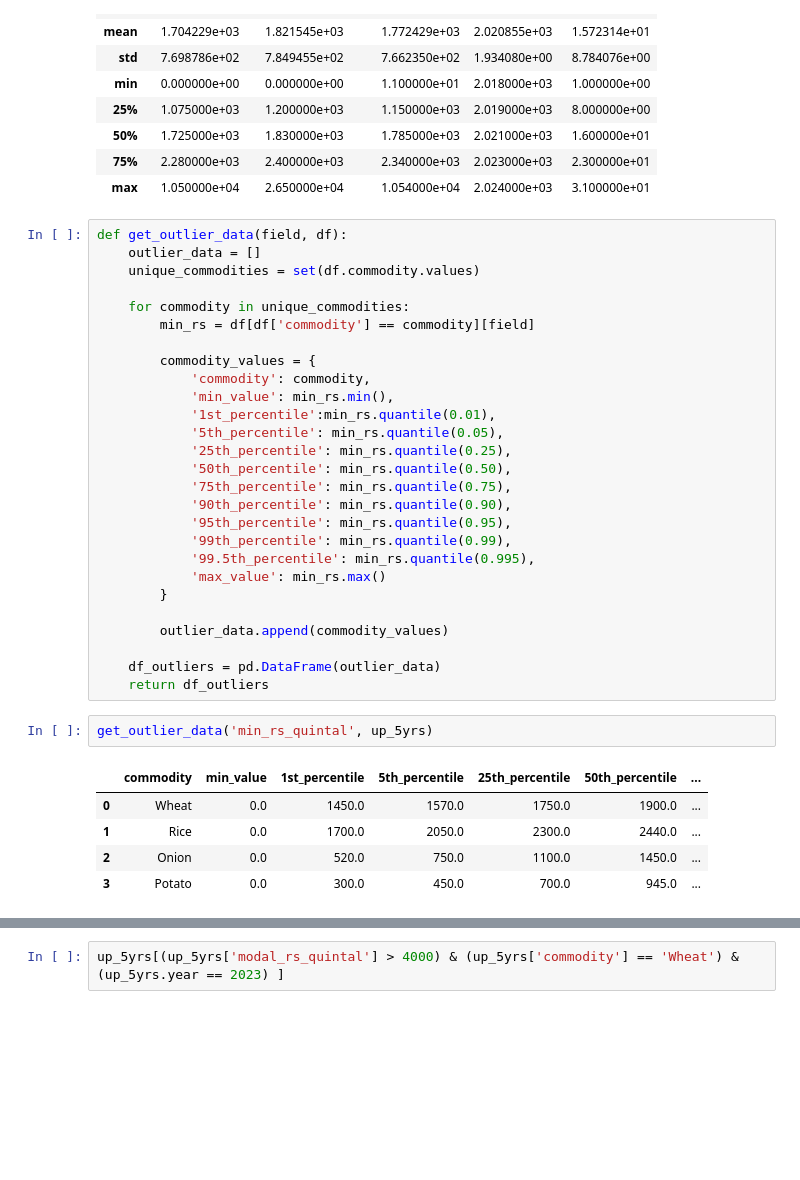
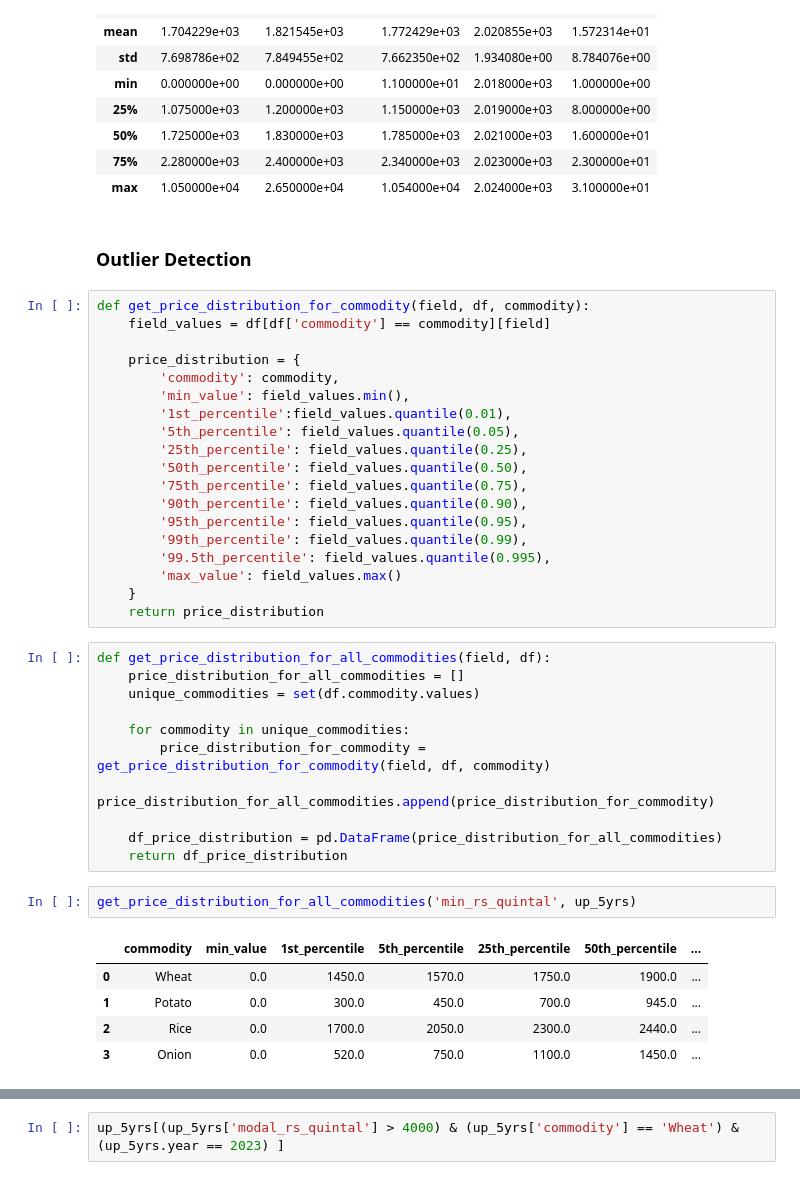
Before and after one commit to mashriram/sih_2024, a Jupyter notebook: src/02_pre_processing.ipynb, the cells around one changed output, grey strips where cells are left out. Cells and saved outputs as stored; diff of their text form; blank space fills up the shorter version.

```diff
--- a/src/02_pre_processing.ipynb
+++ b/src/02_pre_processing.ipynb
@@ -78,38 +78,43 @@ up_5yrs.describe()
 | 50% | 1.725000e+03 | 1.830000e+03 | 1.785000e+03 | 2.021000e+03 | 1.600000e+01 |
 | 75% | 2.280000e+03 | 2.400000e+03 | 2.340000e+03 | 2.023000e+03 | 2.300000e+01 |
 | max | 1.050000e+04 | 2.650000e+04 | 1.054000e+04 | 2.024000e+03 | 3.100000e+01 |
+# %% [markdown]
+### Outlier Detection
 # %%
-def get_outlier_data(field, df):
-    outlier_data = []
-    unique_commodities = set(df.commodity.values)
+def get_price_distribution_for_commodity(field, df, commodity):
+    field_values = df[df['commodity'] == commodity][field]
 
-    for commodity in unique_commodities:
-        min_rs = df[df['commodity'] == commodity][field]
-
-        commodity_values = {
-            'commodity': commodity,
-            'min_value': min_rs.min(),
-            '1st_percentile':min_rs.quantile(0.01),
-            '5th_percentile': min_rs.quantile(0.05),
-            '25th_percentile': min_rs.quantile(0.25),
-            '50th_percentile': min_rs.quantile(0.50),
-            '75th_percentile': min_rs.quantile(0.75),
-            '90th_percentile': min_rs.quantile(0.90),
-            '95th_percentile': min_rs.quantile(0.95),
-            '99th_percentile': min_rs.quantile(0.99),
-            '99.5th_percentile': min_rs.quantile(0.995),
-            'max_value': min_rs.max()
-        }
-
-        outlier_data.append(commodity_values)
-
-    df_outliers = pd.DataFrame(outlier_data)
-    return df_outliers
+    price_distribution = {
+        'commodity': commodity,
+        'min_value': field_values.min(),
+        '1st_percentile':field_values.quantile(0.01),
+        '5th_percentile': field_values.quantile(0.05),
+        '25th_percentile': field_values.quantile(0.25),
+        '50th_percentile': field_values.quantile(0.50),
+        '75th_percentile': field_values.quantile(0.75),
+        '90th_percentile': field_values.quantile(0.90),
+        '95th_percentile': field_values.quantile(0.95),
+        '99th_percentile': field_values.quantile(0.99),
+        '99.5th_percentile': field_values.quantile(0.995),
+        'max_value': field_values.max()
+    }
+    return price_distribution
+# %%
+def get_price_distribution_for_all_commodities(field, df):
+    price_distribution_for_all_commodities = []
+    unique_commodities = set(df.commodity.values)
+
+    for commodity in unique_commodities:
+        price_distribution_for_commodity = get_price_distribution_for_commodity(field, df, commodity)
+        price_distribution_for_all_commodities.append(price_distribution_for_commodity)
+
+    df_price_distribution = pd.DataFrame(price_distribution_for_all_commodities)
+    return df_price_distribution
 # %%
-get_outlier_data('min_rs_quintal', up_5yrs)
+get_price_distribution_for_all_commodities('min_rs_quintal', up_5yrs)
 # %% [output]
 |  | commodity | min_value | 1st_percentile | 5th_percentile | 25th_percentile | 50th_percentile | ... |
 | 0 | Wheat | 0.0 | 1450.0 | 1570.0 | 1750.0 | 1900.0 | ... |
-| 1 | Rice | 0.0 | 1700.0 | 2050.0 | 2300.0 | 2440.0 | ... |
-| 2 | Onion | 0.0 | 520.0 | 750.0 | 1100.0 | 1450.0 | ... |
-| 3 | Potato | 0.0 | 300.0 | 450.0 | 700.0 | 945.0 | ... |
+| 1 | Potato | 0.0 | 300.0 | 450.0 | 700.0 | 945.0 | ... |
+| 2 | Rice | 0.0 | 1700.0 | 2050.0 | 2300.0 | 2440.0 | ... |
+| 3 | Onion | 0.0 | 520.0 | 750.0 | 1100.0 | 1450.0 | ... |
```
Also changed, not shown: parts of 25 cells of this notebook.
